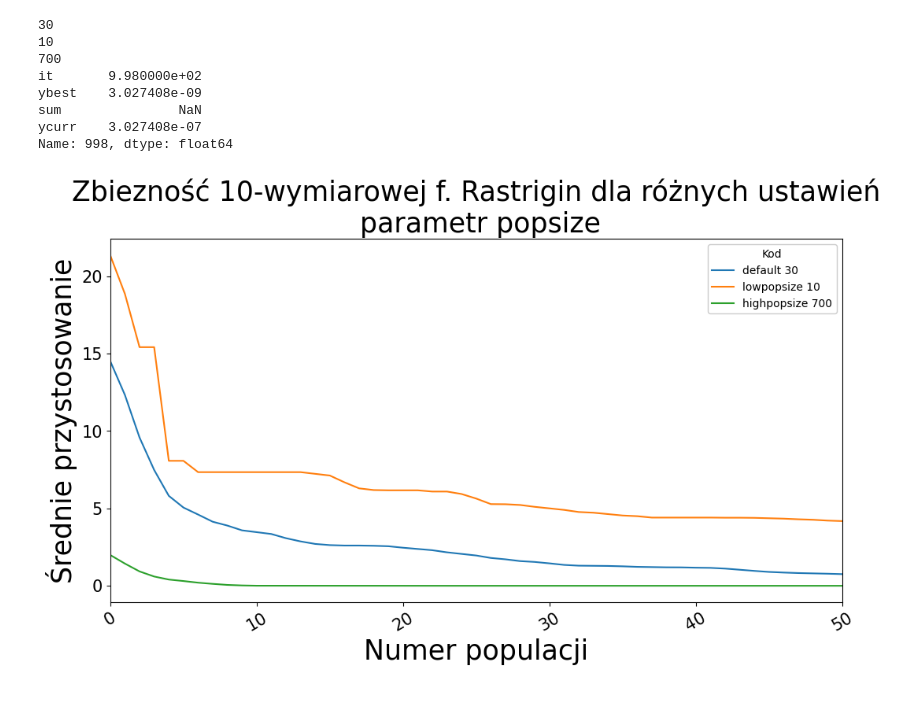
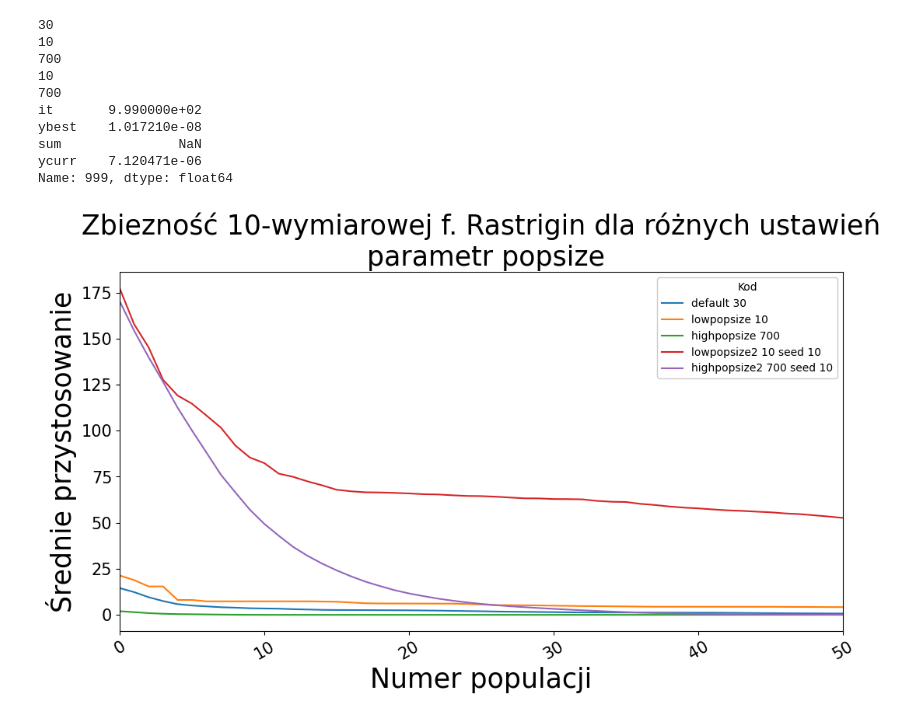
Before and after one commit to isso1550/MSWIO_24Z, a Jupyter notebook: cw11/analiza.ipynb, the cells around one changed output. Cells and saved outputs as stored; diff of their text form; code cells hidden in the pictures.

```diff
--- a/cw11/analiza.ipynb
+++ b/cw11/analiza.ipynb
@@ -163,0 +189,13 @@ dflt = df.head(1)
+# %%
+filename = "B:\\prg\\Z24\\msio\\MSWIO_24Z\\cw11\\CW 11-Harmony Search\\results\\rastrigin\\report_HS_auto_10.txt"
+fname = 'rastrigin'
+n = 10
+df = load_file(filename, fname, n)
+
+df['g'] = [x[0] + str(x[1]) for x in zip(df['fname'], df['n'])]
+dflt = df.head(1)
+for param in ['raccept']:
+    fig, axs = plot_1(df,param)
+axs[0][0].set_ylim([-1e-5,1e-3])
+axs[0][0].set_title(axs[0][0].get_title() + " 500 niter")
+fig.savefig("./plots/rastrigin_raccept_500iter")
@@ -164,4 +221,4 @@ dflt = df.head(1)
 # %%
-for param in ['popsize']:
+for param in PARAMS:
     plot_1(df,param)
 # %% [output]
@@ -169,18 +229,0 @@ for param in ['popsize']:
-# %%
-df = None
-for fname in ['ackley','dejong','rastrigin']:
-    for n in [1, 5, 10]:
-        filename = f"./CW 11-Harmony Search/results/{fname}/report_HS_auto_{n}.txt"
-        try:
-            tdf = load_file(filename, fname, n)
-        except Exception as e:
-            print(e)
-            continue
-        if (type(df) == type(None)):
-            df = tdf
-        else:
-            df = pd.concat([df, tdf])
-df['g'] = [x[0] + str(x[1]) for x in zip(df['fname'], df['n'])]
-dflt = df.head(1)
-for param in PARAMS:
-    plot_1(df,param)
@@ -272,8 +309,8 @@ fig = plt.figure(figsize=(12,6))
 step = 1
 
 labels = ['default 0.95','lowraccept 0.35','midraccept 0.75', 'highraccept 0.97']
-#labels = ['default 0.7','lowrpa 0.3','midrpa 0.5', 'highrpa 0.9']
-#labels = ['default 200','lowpabandcoef 100', 'highpabandcoef 700']
+labels = ['default 0.7','lowrpa 0.3','midrpa 0.5', 'highrpa 0.9']
+labels = ['default 200','lowpabandcoef 100', 'highpabandcoef 700']
 #labels = ['default 30','lowpopsize 100', 'highpopsize 700']
 
 lognames = [x.split(' ')[0] for x in labels]
@@ -281,7 +318,7 @@ param = labels[1].split(' ')[0].split('low')[1]
 for logname,label in zip(lognames, labels):
     #plt.plot(df.iloc[::step]['it'], df.iloc[::step]['ybest'],label='ybest')
     df = load_log(f'./CW 11-Harmony Search/results/logs/log_{logname}.txt')
-    if logname in ['lowrpa']:
+    if logname in ['midrpa']:
         plt.plot(df.iloc[::step]['it'], df.iloc[::step]['ycurr'],label=label, linestyle='--', zorder=99)
     else :
         plt.plot(df.iloc[::step]['it'], df.iloc[::step]['ycurr'],label=label)
@@ -297,6 +334,8 @@ print(df.loc[len(df)-1])
 
 ax = plt.gca()
 ax.set_xlim([0, 50])
+if param == 'rpa':
+    ax.set_xlim([0,100])
 
 fig.savefig(f'./plots/{param}conv.png',bbox_inches='tight')
 
@@ -313,39 +352,41 @@ fig = plt.figure(figsize=(12,6))
 step = 1
 
 n = 10
-labels = ['default 30','lowpopsize 10', 'highpopsize 700']
+labels = ['default 30','lowpopsize 10', 'highpopsize 700', 'lowpopsize2 10 seed 10', 'highpopsize2 700 seed 10']
 lognames = [x.split(' ')[0] for x in labels]
 param = labels[1].split(' ')[0].split('low')[1]
 for logname,label in zip(lognames, labels):
     npop = int(label.split(' ')[1])
     print(npop)
     df = load_log(f'./CW 11-Harmony Search/results/logs/log_{logname}.txt')
     yval = df.iloc[::step]['ycurr'].values/npop
     plt.plot(df.iloc[::step]['it'], yval,label=label)
     plt.title(f'Zbiezność {n}-wymiarowej f. {funcname} dla różnych ustawień\n parametr {param}', fontsize = 25)
     plt.xlabel('Numer populacji', fontsize=25)
     plt.ylabel('Średnie przystosowanie', fontsize=25)
     plt.xticks(fontsize=15, rotation = 30)
     plt.yticks(fontsize=15)
 
 plt.legend(title="Kod", framealpha=1)
 print(df.loc[len(df)-1])
 
 ax = plt.gca()
 ax.set_xlim([0, 50])
 
 fig.savefig(f'./plots/{param}conv.png',bbox_inches='tight')
 plt.show()
 # %% [output]
 30
 10
 700
-it       9.980000e+02
-ybest    3.027408e-09
+10
+700
+it       9.990000e+02
+ybest    1.017210e-08
 sum               NaN
-ycurr    3.027408e-07
-Name: 998, dtype: float64
+ycurr    7.120471e-06
+Name: 999, dtype: float64
-[figure, old version]
+[figure, new version]
 # %%
 fig = plt.figure(figsize=(12,6))
 step = 1
```
Also changed, not shown: parts of 13 cells of this notebook, 24 other files.
